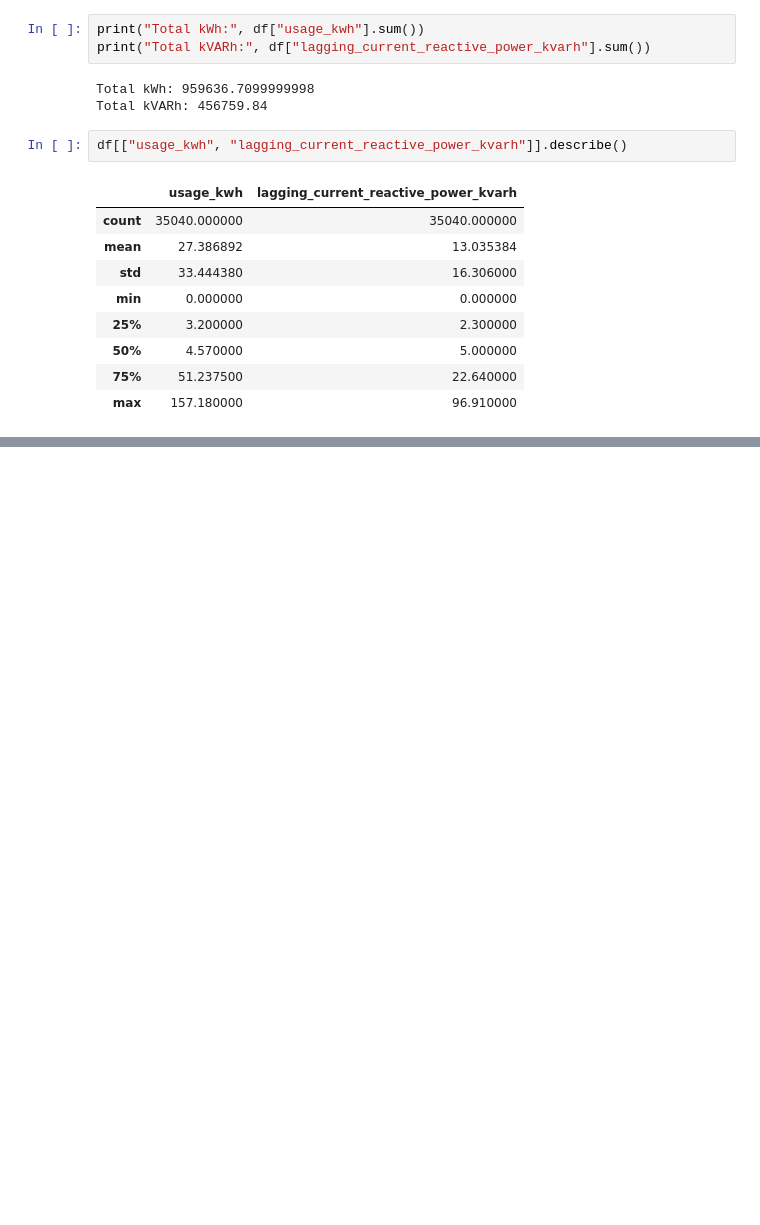
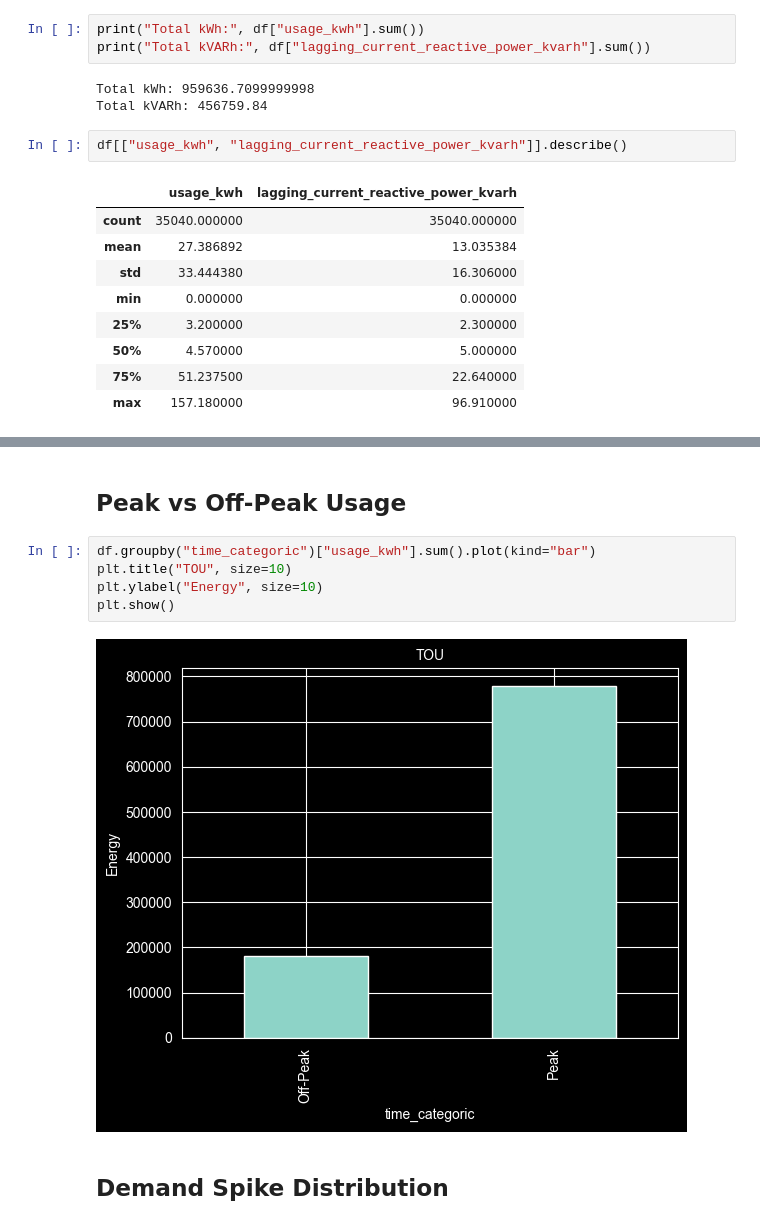
Before and after one commit to kaymansrinivasan/Steel-Industry-Energy-Consumption, a Jupyter notebook: notebook/book.ipynb, the cells around one changed output, grey strips where cells are left out. Saved outputs shown, nothing was run; the diff lists cells and outputs as text; blank space fills up the shorter version.

```diff
--- a/notebook/book.ipynb
+++ b/notebook/book.ipynb
@@ -342,0 +356,11 @@ df[["usage_kwh", "lagging_current_reactive_power_kvarh"]].describe()
+# %% [markdown]
+## Peak vs Off-Peak Usage
+# %%
+df.groupby("time_categoric")["usage_kwh"].sum().plot(kind="bar")
+plt.title("TOU", size=10)
+plt.ylabel("Energy", size=10)
+plt.show()
+# %% [output]
+[figure, added]
+# %% [markdown]
+## Demand Spike Distribution
```
Also changed, not shown: parts of 16 cells of this notebook, 1 other file.
